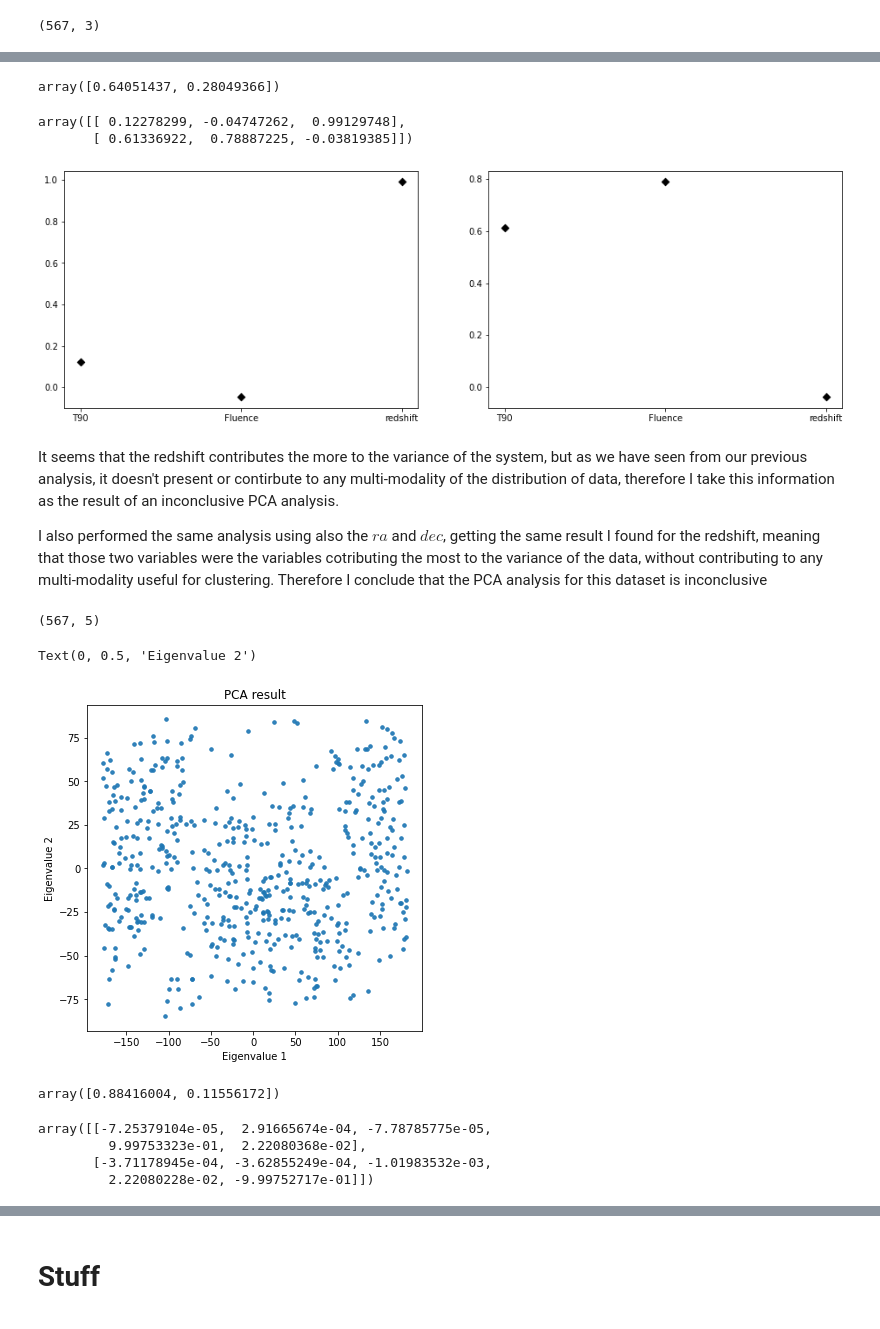
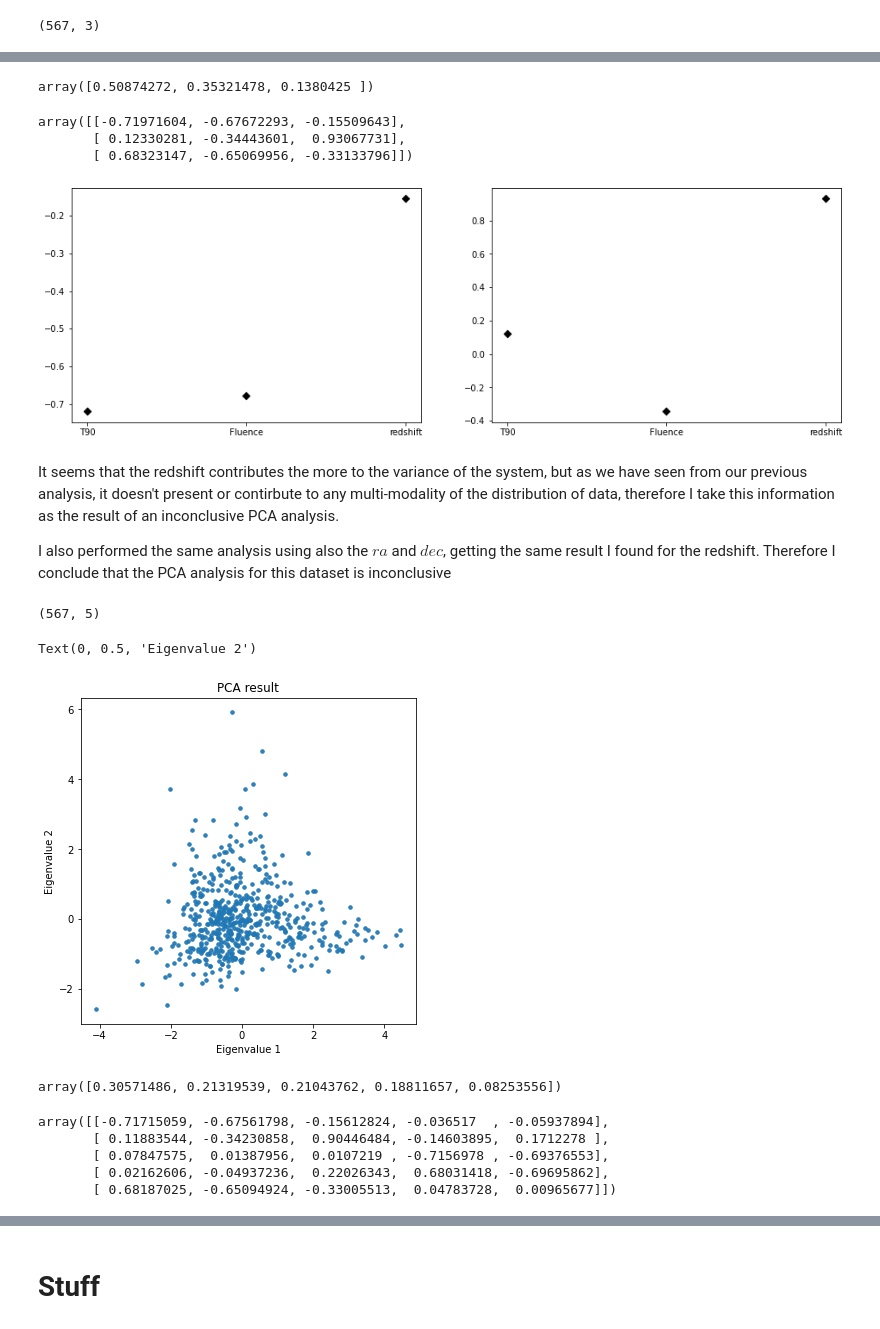
Before and after one commit to ludovicobizzarri/astrostatistics_bicocca_2024, a Jupyter notebook: working/Lesson 14/Gamma Ray Burst.ipynb, the cells around one changed output, grey strips where cells are left out. Drawn from its saved outputs; the diff is of its cells as text; code cells hidden in the pictures.

Commit message:
Inconclusive PCA scaled data

```diff
--- a/working/Lesson 14/Gamma Ray Burst.ipynb
+++ b/working/Lesson 14/Gamma Ray Burst.ipynb
@@ -376,22 +376,23 @@ plt.show()
 This is the result of the clustering with Meanshift after several attemps to determine the best bandwidth (estimate_bandwidth ended in a failure) and combination of cluster_all and bin_seeding.
 # %%
 # Meanshift
-
-#scaler = preprocessing.StandardScaler() # -> if estimate_bw is used, it is better to work without it
+scaler = preprocessing.StandardScaler() # -> if estimate_bw is used, it is better to work without it
 #bw = sklearn.cluster.estimate_bandwidth(X_T90_F)
 
-ms = MeanShift(bandwidth=0.4,cluster_all=True,bin_seeding=True)
+X_T90_F_scaled = scaler.fit_transform(X_T90_F)
+
+ms = MeanShift(bandwidth=0.5,cluster_all=True,bin_seeding=True)
 
 #ms.fit(scaler.fit_transform(X_T90_F))
-ms.fit(X_T90_F)
+ms.fit(X_T90_F_scaled)
 
-labels_T90_F = ms.predict(X_T90_F)
+labels_T90_F = ms.predict(X_T90_F_scaled)
 print('Number of clusters identified:',labels_T90_F.max()+1)
 
 fig = plt.figure(figsize=(6,6))
 
 for ii in range(int(labels_T90_F.max())+1):
-    plt.scatter(X_T90_F[labels_T90_F==ii,0], X_T90_F[labels_T90_F==ii,1],
+    plt.scatter(X_T90_F_scaled[labels_T90_F==ii,0], X_T90_F_scaled[labels_T90_F==ii,1],
                 color='C%i'%ii,alpha=0.5)
 
 plt.title('Clustering output Meanshift Fluence vs T90')
@@ -505,10 +506,13 @@ X_pca.shape
 # %%
 # try to reduce the dimensionality of the problem to two variables:
 
-pca = PCA(n_components=2) # 2 components
-pca.fit(X_pca) # Do the fitting
+# rescale before PCA
+X_pca_scaled = scaler.fit_transform(X_pca)
 
-X_reduced = pca.transform(X_pca) # reduce to 2-dim
+pca = PCA() # all components
+pca.fit(X_pca_scaled) # Do the fitting
+
+X_reduced = pca.transform(X_pca_scaled) # reduce to 2-dim
 
 fig = plt.figure(figsize=(6,6))
 
@@ -524,12 +528,13 @@ Text(0, 0.5, 'Eigenvalue 2')
 # %%
 pca.explained_variance_ratio_
 # %% [output]
-array([0.64051437, 0.28049366])
+array([0.50874272, 0.35321478, 0.1380425 ])
 # %%
 pca.components_
 # %% [output]
-array([[ 0.12278299, -0.04747262,  0.99129748],
-       [ 0.61336922,  0.78887225, -0.03819385]])
+array([[-0.71971604, -0.67672293, -0.15509643],
+       [ 0.12330281, -0.34443601,  0.93067731],
+       [ 0.68323147, -0.65069956, -0.33133796]])
 # %%
 # let's see which are the variables encapsulating most of the variance:
 fig,ax = plt.subplots(nrows=1,ncols=2,figsize=(16,5))
@@ -540,11 +545,11 @@ for comp_1,comp_2,k in zip(pca.components_[0],pca.components_[1],variable_names)
     ax[0].scatter(k,comp_1,color='black',marker='D')
     ax[1].scatter(k,comp_2,color='black',marker='D')
 # %% [output]
-[figure, old version]
+[figure, new version]
 # %% [markdown]
 It seems that the redshift contributes the more to the variance of the system, but as we have seen from our previous analysis, it doesn't present or contirbute to any multi-modality of the distribution of data, therefore I take this information as the result of an inconclusive PCA analysis.
 
-I also performed the same analysis using also the $ra$ and $dec$, getting the same result I found for the redshift, meaning that those two variables were the variables cotributing the most to the variance of the data, without contributing to any multi-modality useful for clustering. Therefore I conclude that the PCA analysis for this dataset is inconclusive
+I also performed the same analysis using also the $ra$ and $dec$, getting the same result I found for the redshift. Therefore I conclude that the PCA analysis for this dataset is inconclusive
 # %%
 X_pca = np.vstack([T90_use[z_mask],fluence_use[z_mask],z_use[z_mask],ra_use[z_mask],dec_use[z_mask]]).T
 X_pca.shape
@@ -553,33 +558,37 @@ X_pca.shape
 # %%
 # try to reduce the dimensionality of the problem to two variables:
 
-pca = PCA(n_components=2) # 2 components
-pca.fit(X_pca) # Do the fitting
+# rescaling
+X_pca_scaled = scaler.fit_transform(X_pca)
 
-X_reduced = pca.transform(X_pca) # reduce to 2-dim
+pca = PCA() # all components
+pca.fit(X_pca_scaled) # Do the fitting
+
+X_reduced = pca.transform(X_pca_scaled) # reduce to 2-dim
 
 fig = plt.figure(figsize=(6,6))
 
 plt.scatter(X_reduced[:,0], X_reduced[:,1], s=50,marker=".", color='C0', alpha=0.9)
 
 plt.title('PCA result')
 plt.xlabel('Eigenvalue 1')
 plt.ylabel('Eigenvalue 2')
 #plt.xscale('log')
 # %% [output]
 Text(0, 0.5, 'Eigenvalue 2')
-[figure, old version]
+[figure, new version]
 # %%
 pca.explained_variance_ratio_
 # %% [output]
-array([0.88416004, 0.11556172])
+array([0.30571486, 0.21319539, 0.21043762, 0.18811657, 0.08253556])
 # %%
 pca.components_
 # %% [output]
-array([[-7.25379104e-05,  2.91665674e-04, -7.78785775e-05,
-         9.99753323e-01,  2.22080368e-02],
-       [-3.71178945e-04, -3.62855249e-04, -1.01983532e-03,
-         2.22080228e-02, -9.99752717e-01]])
+array([[-0.71715059, -0.67561798, -0.15612824, -0.036517  , -0.05937894],
+       [ 0.11883544, -0.34230858,  0.90446484, -0.14603895,  0.1712278 ],
+       [ 0.07847575,  0.01387956,  0.0107219 , -0.7156978 , -0.69376553],
+       [ 0.02162606, -0.04937236,  0.22026343,  0.68031418, -0.69695862],
+       [ 0.68187025, -0.65094924, -0.33005513,  0.04783728,  0.00965677]])
 # %%
 # let's see which are the variables encapsulating most of the variance:
 fig,ax = plt.subplots(nrows=1,ncols=2,figsize=(16,5))
```
Also changed, not shown: parts of 9 cells of this notebook.
